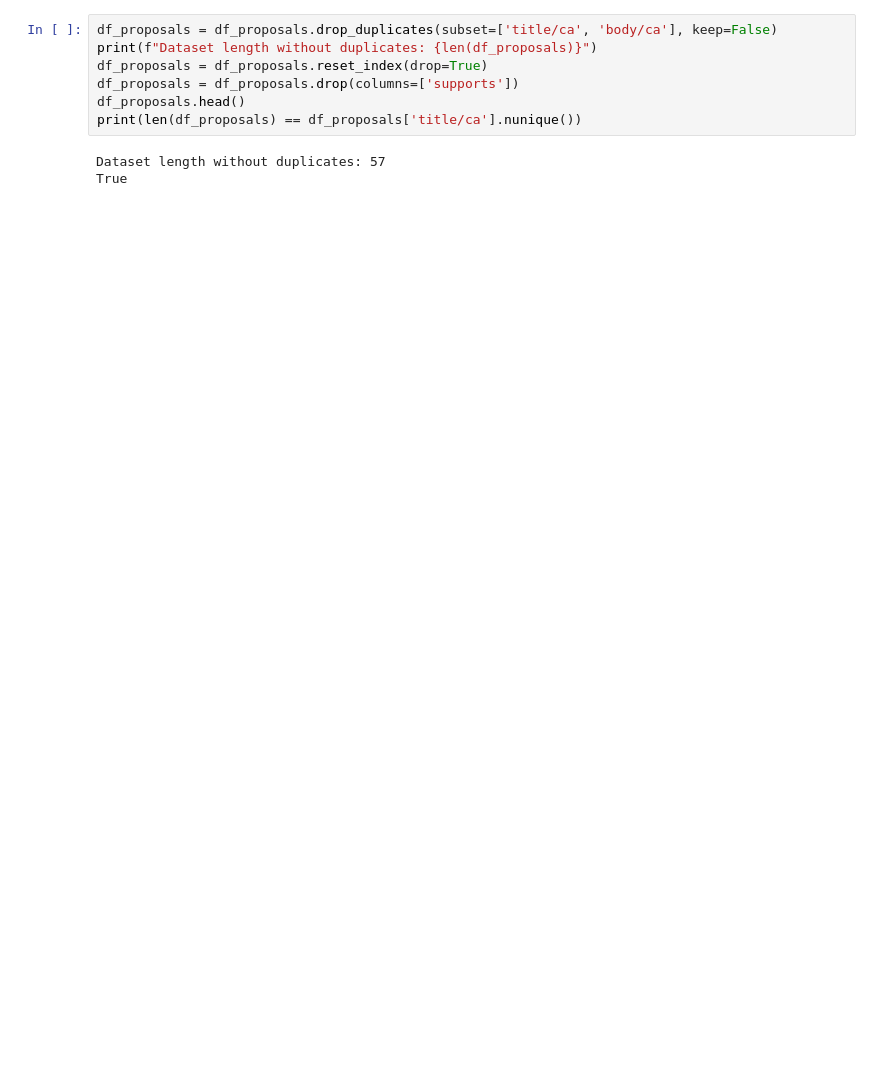
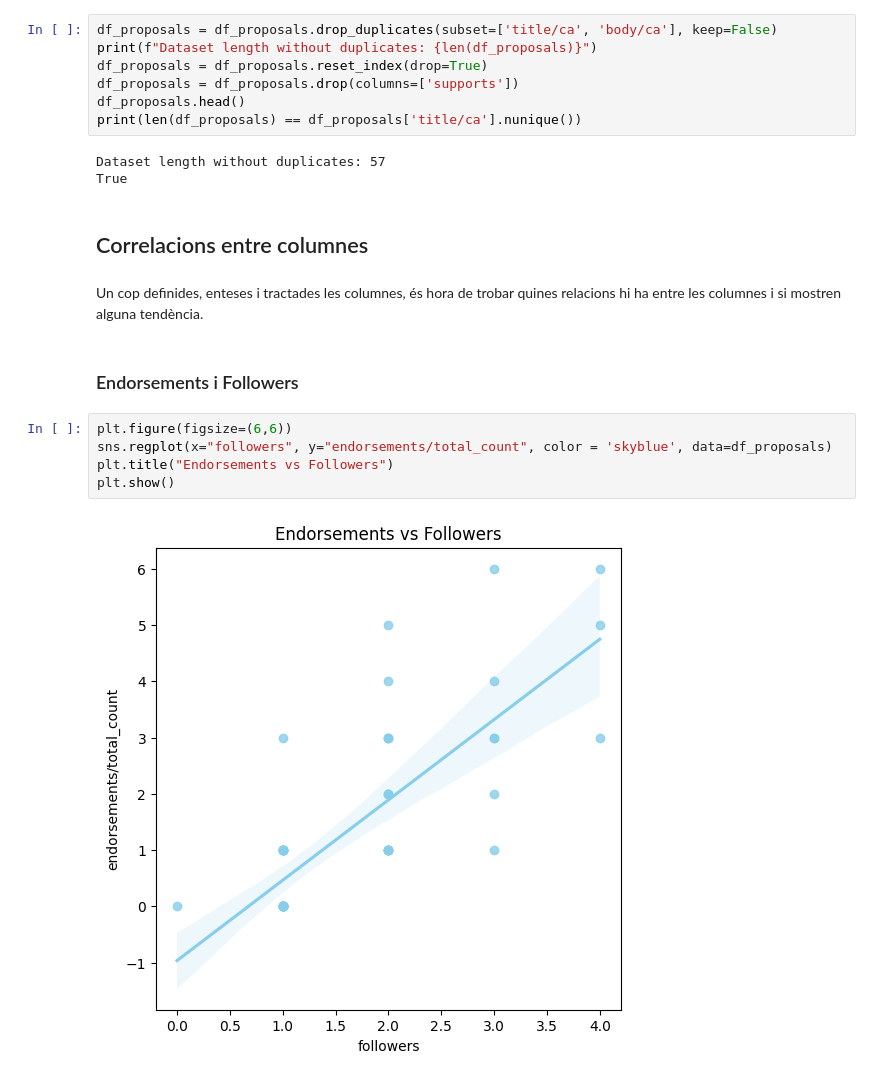
Before and after one commit to NoOPeEKS/dades-assemblea-clima, a Jupyter notebook: exploracio_csv.ipynb, the cells around one changed output. Saved outputs shown, nothing was run; the diff lists cells and outputs as text; blank space fills up the shorter version.

Commit message:
Començat estudi de correlacions entre columnes

```diff
--- a/exploracio_csv.ipynb
+++ b/exploracio_csv.ipynb
@@ -779,3 +780,16 @@ print(len(df_proposals) == df_proposals['title/ca'].nunique())
 # %% [output]
 Dataset length without duplicates: 57
 True
+# %% [markdown]
+## Correlacions entre columnes
+# %% [markdown]
+Un cop definides, enteses i tractades les columnes, és hora de trobar quines relacions hi ha entre les columnes i si mostren alguna tendència.
+# %% [markdown]
+### Endorsements i Followers
+# %%
+plt.figure(figsize=(6,6))
+sns.regplot(x="followers", y="endorsements/total_count", color = 'skyblue', data=df_proposals)
+plt.title("Endorsements vs Followers")
+plt.show()
+# %% [output]
+[figure, added]
```
Also changed, not shown: parts of 5 cells of this notebook.
